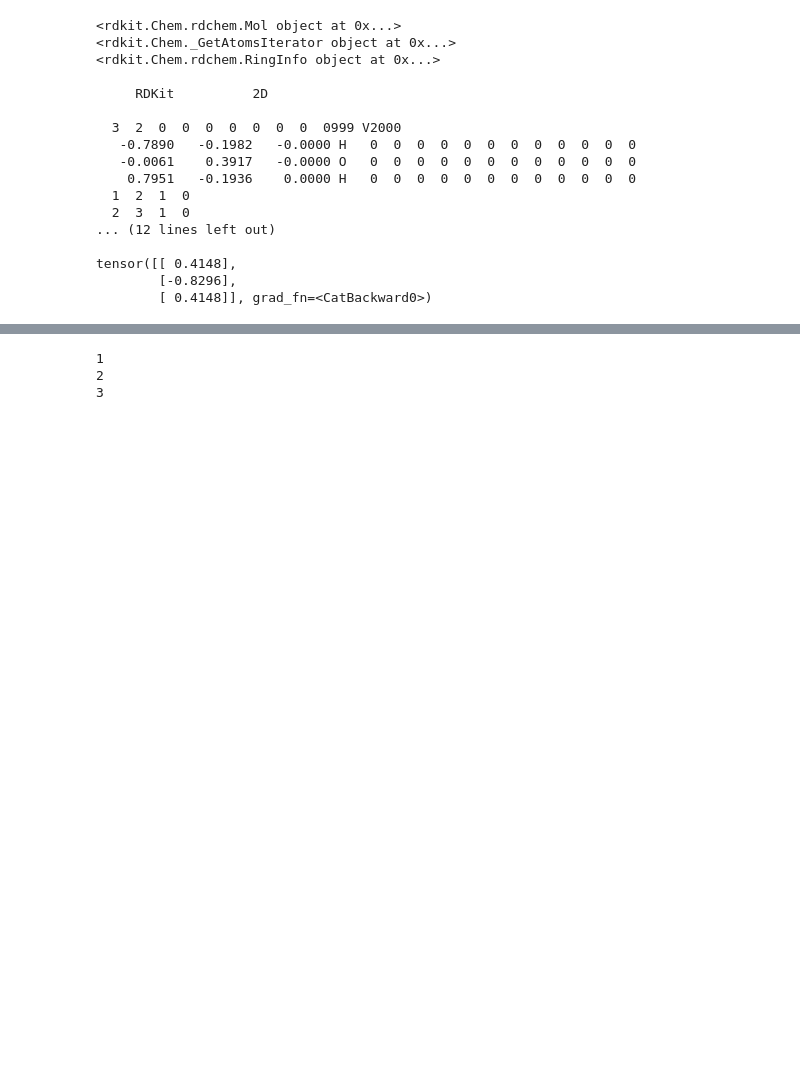
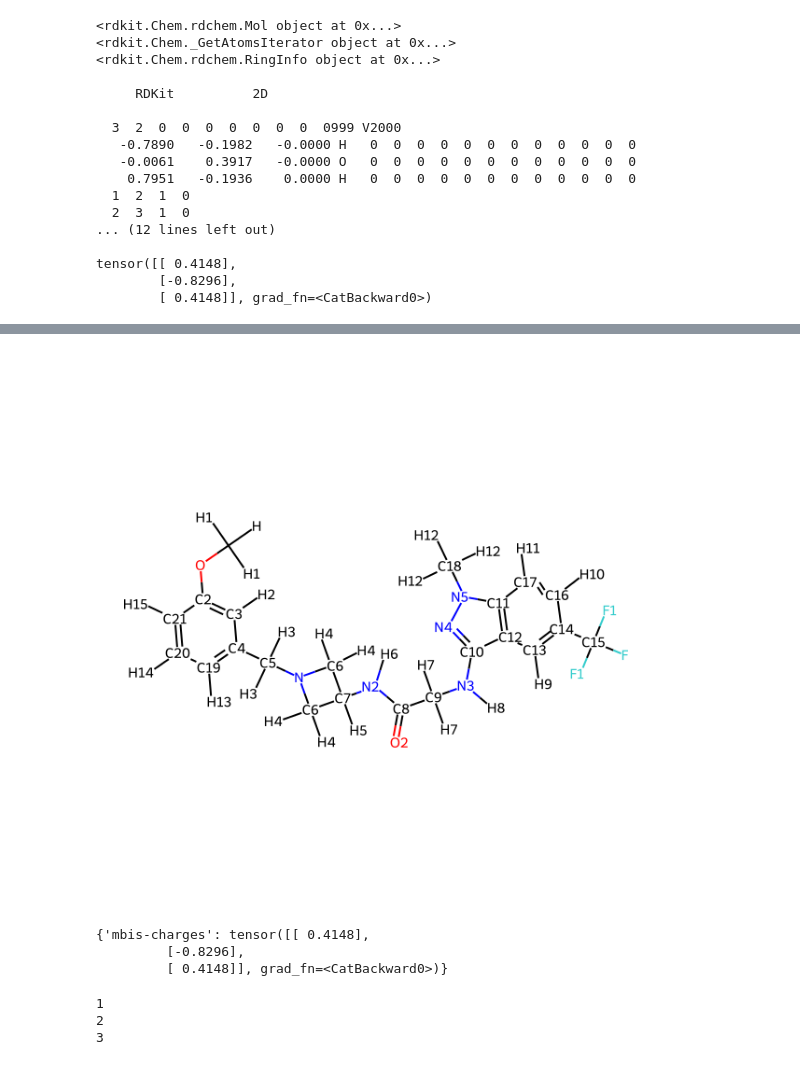
Before and after one commit to bismuthadams1/nagl-mbis, a Jupyter notebook: nagl_examples.ipynb, the cells around one changed output, grey strips where cells are left out. Cells and saved outputs as stored; diff of their text form; code cells hidden in the pictures; blank space fills up the shorter version.

```diff
--- a/nagl_examples.ipynb
+++ b/nagl_examples.ipynb
@@ -71,0 +109,6 @@ tensor([[ 0.4148],
+# %%
+test_mol  = Molecule.from_smiles('COC1=CC(CN2CC(C2)NC(CNC3=NN(C4=C3C=C(C(F)(F)F)C=C4)C)=O)=CC=C1')
+test_molrd = test_mol.to_rdkit()
+dgl_mol_2 = charge_model.return_dgl_molecule(test_molrd)
+charge_model.forward(dgl_mol_2)
+dgl_mol_2.graph.ndata['h']
@@ -71,0 +199,19 @@ tensor([[ 0.4148],
+# %%
+def molecule_with_labels(mol, labels):
+    # Create a copy of the molecule
+    mol = Chem.Mol(mol)
+    # Create a new drawing options object
+    drawing_options = Draw.DrawingOptions()
+    # Exclude hydrogens
+    drawing_options.includeAtomNumbers = False
+    # Create an empty dictionary for atom indices and their custom labels
+
+
+    # Return the molecule image with custom labels
+    return Draw.MolToImage(mol, size=(600, 600), kekulize=True, options=drawing_options, legend=None, highlightAtoms=None, highlightBonds=None, highlightAtomColors=None, highlightBondColors=None, highlightAtomRadii=None)
+
+# Generate and display the molecule with labels
+image = molecule_with_labels(test_molrd, atom_labels)
+image
+# %% [output]
+[figure, added]
@@ -72,3 +231,9 @@ tensor([[ 0.4148],
+# %%
+charge_model.compute_properties(rdkit_conformer)
+# %% [output]
+{'mbis-charges': tensor([[ 0.4148],
+         [-0.8296],
+         [ 0.4148]], grad_fn=<CatBackward0>)}
 # %%
 foo = {
     'a':    1,
```
Also changed, not shown: parts of 8 cells of this notebook, 1 other file.
